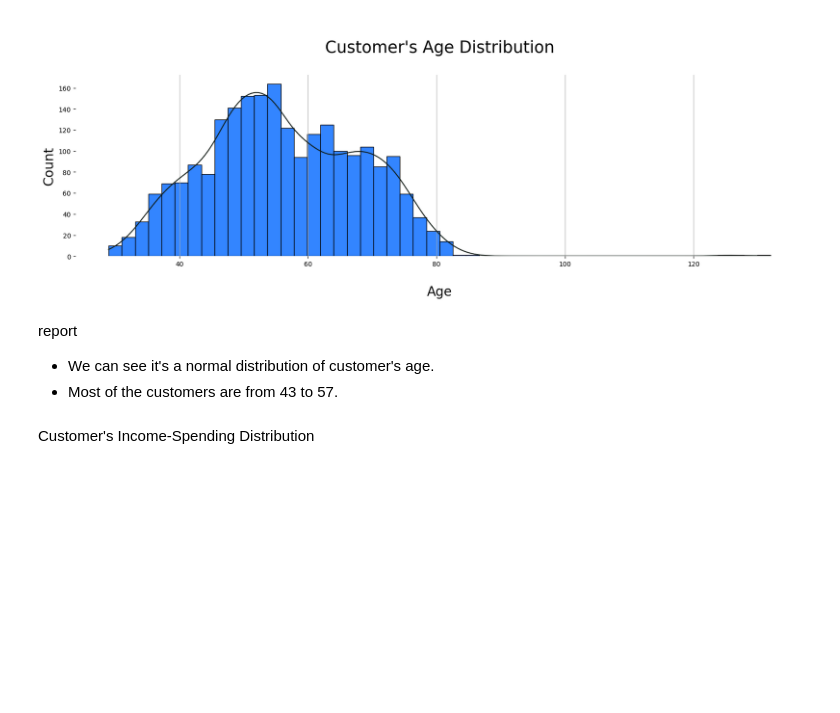
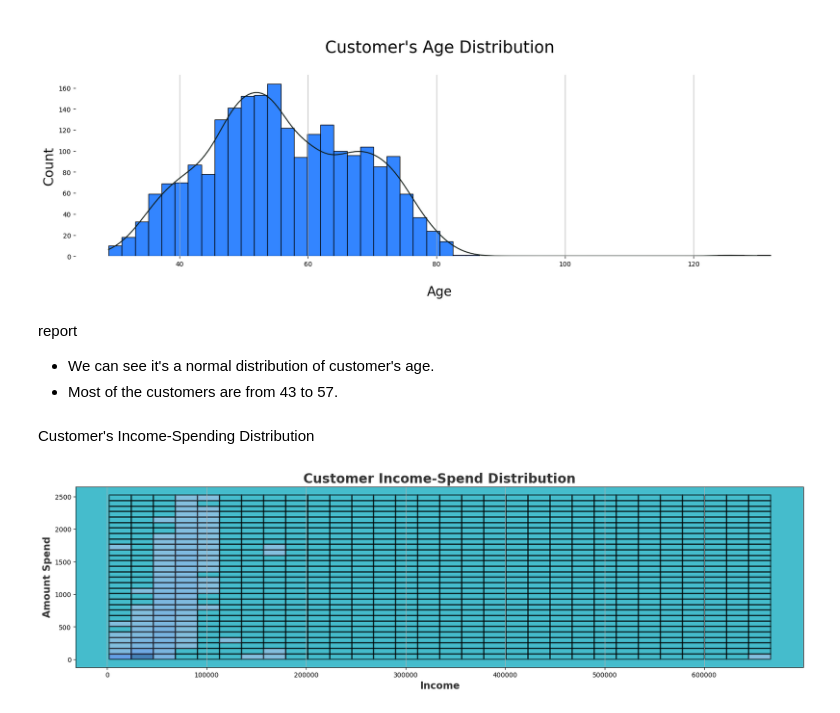
Before and after one commit to Abhijeet73/Customer-Categorizer, a Jupyter notebook: notebooks/EDA.ipynb, the cells around one changed output. Saved outputs shown, nothing was run; the diff lists cells and outputs as text; code cells hidden in the pictures; blank space fills up the shorter version.

```diff
--- a/notebooks/EDA.ipynb
+++ b/notebooks/EDA.ipynb
@@ -680,9 +680,13 @@ report
 # %% [markdown]
 Customer's Income-Spending Distribution
 # %%
-plt.figure(figsize=(20, 10))
-sns.histplot(x=df['Income'], color='blue', kde=True, bins=100, alpha=1, edgecolor='black',hue=df['total_spend'])
+plt.figure(figsize=(20, 5))
+sns.histplot(x=df['Income'], color='blue', kde=True, bins=30, alpha=.5, edgecolor='black',y=df['total_spend'])
 plt.title('Customer Income-Spend Distribution', fontsize=20, fontweight='bold', alpha=0.8)
 plt.xlabel('Income', fontsize=15, fontweight='bold', alpha=0.8)
-plt.ylabel('', fontsize=15, fontweight='bold', alpha=0.8)
-plt.grid(axis='
+plt.ylabel('Amount Spend', fontsize=15, fontweight='bold', alpha=0.8)
+plt.grid(axis='x')
+plt.gca().set_facecolor('#45bccc')
+plt.show()
+# %% [output]
+[figure, added]
```
Also changed, not shown: parts of 16 cells of this notebook, 5 other files.
